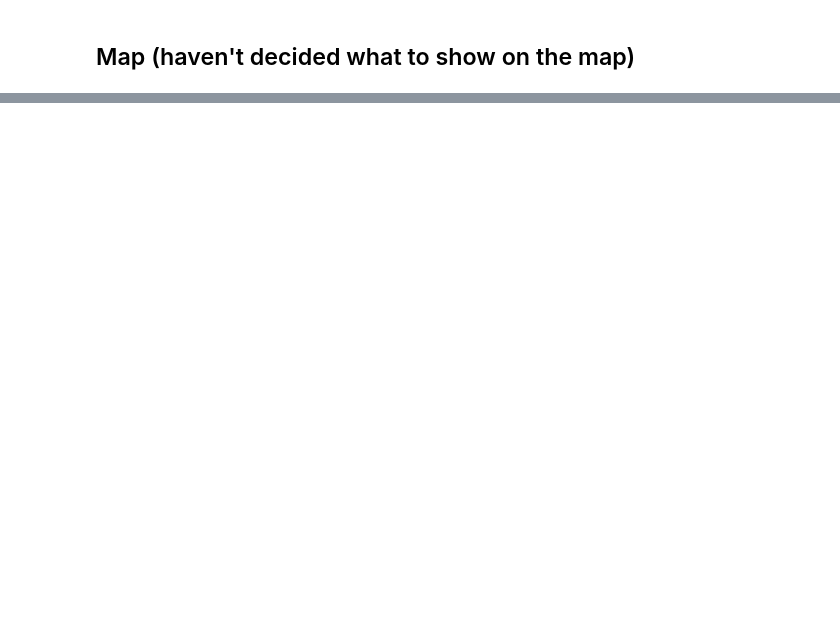
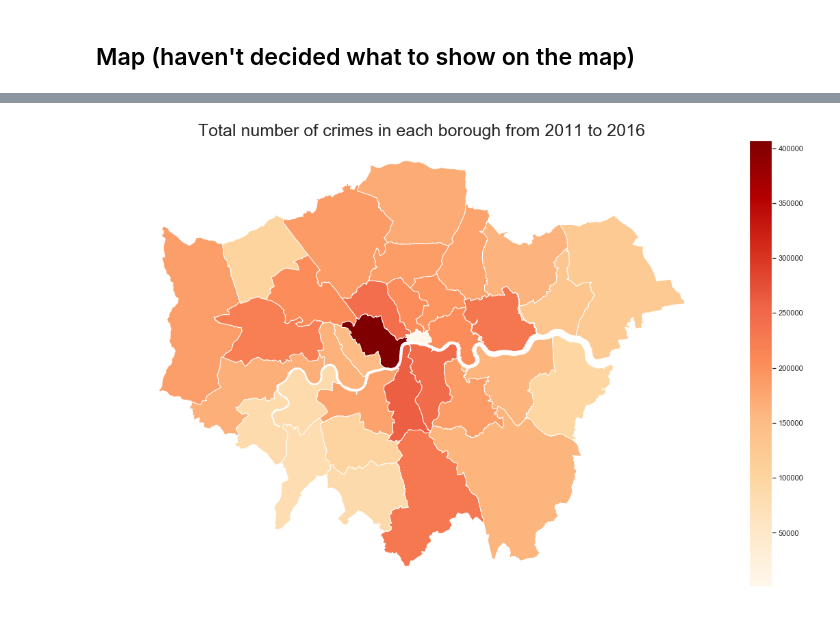
Before and after one commit to RuSaBin/LondonCrime, a Jupyter notebook: crime_rate.ipynb, the cells around one changed output, grey strips where cells are left out. Cells and saved outputs as stored; diff of their text form; code cells hidden in the pictures; blank space fills up the shorter version.

```diff
--- a/crime_rate.ipynb
+++ b/crime_rate.ipynb
@@ -113,7 +118,3 @@ map_image.head()
 | 2 | Bromley | E09000006 | 15013.487 | 0.000 | F | None | None | POLYGON ((540373.6 157530.4, 5403... |
 | 3 | Hounslow | E09000018 | 5658.541 | 60.755 | F | None | None | POLYGON ((521975.8 178100, 521967... |
 | 4 | Ealing | E09000009 | 5554.428 | 0.000 | F | None | None | POLYGON ((510253.5 182881.6, 5102... |
-# %%
-plt.rcParams["figure.figsize"] = [15,12]
-map_bor.plot()
-plt.show()
@@ -121,0 +121,4 @@ plt.show()
+# %%
+map_image['num'] = 0
+for i in range(33):
+    map_image.loc[i , 'num'] = borough_sum[map_image.loc[i, 'NAME']]
@@ -121,0 +134,8 @@ plt.show()
+# %%
+fig, ax = plt.subplots(1, figsize=(20,12))
+map_image.plot(column = 'num', cmap='OrRd',ax = ax, legend=True)
+ax.axis('off')
+ax.set_title('Total number of crimes in each borough from 2011 to 2016', fontsize = 25)
+plt.show()
+# %% [output]
+[figure, added]
```
Also changed, not shown: parts of 14 cells of this notebook.
